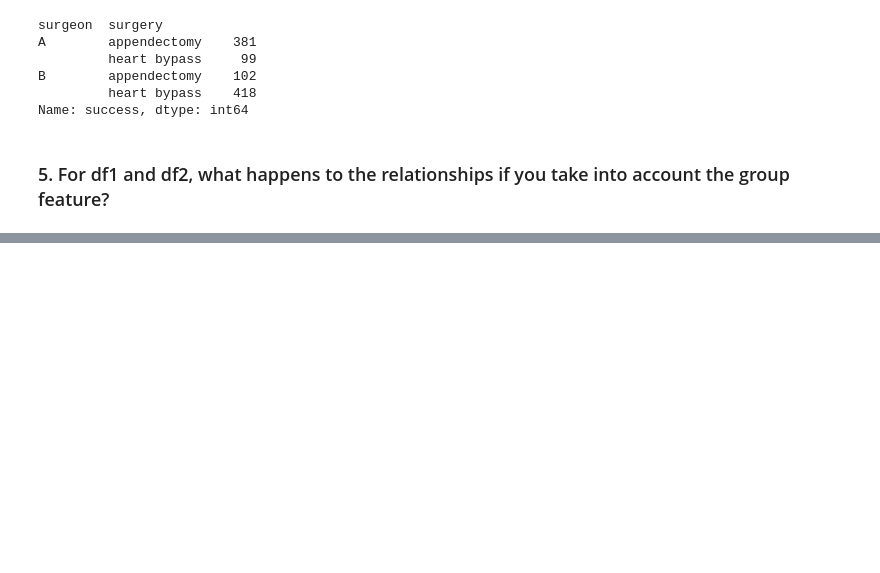
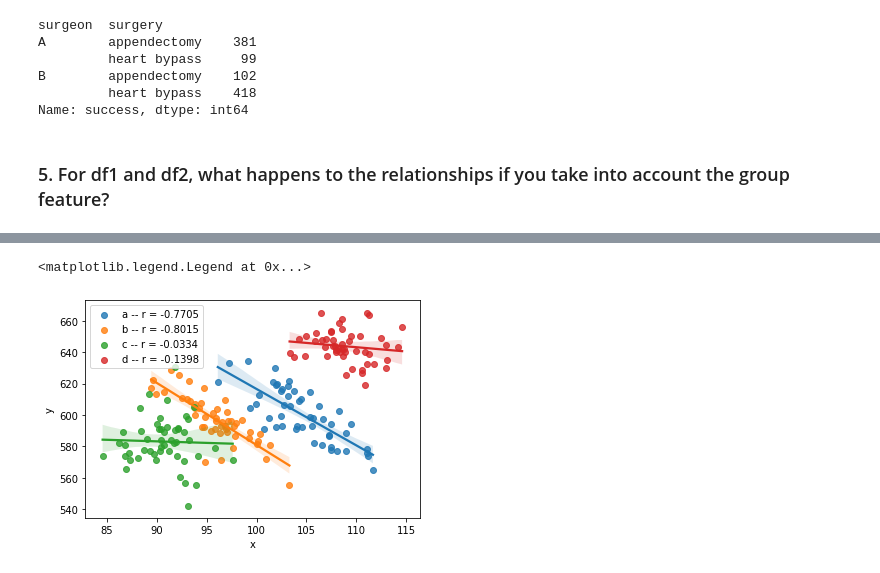
Before and after one commit to dbojado/clustering-exercises, a Jupyter notebook: warmup_exercise.ipynb, the cells around one changed output, grey strips where cells are left out. Saved outputs shown, nothing was run; the diff lists cells and outputs as text; code cells hidden in the pictures; blank space fills up the shorter version.

```diff
--- a/warmup_exercise.ipynb
+++ b/warmup_exercise.ipynb
@@ -100,0 +193,8 @@ Name: success, dtype: int64
+# %%
+for group, subset in df2.groupby('group'):
+    r, p = stats.pearsonr(subset.x, subset.y)
+    sns.regplot(data=subset, x='x', y='y', label=f'{group} -- r = {r:.4f}')
+plt.legend()
+# %% [output]
+<matplotlib.legend.Legend at 0x...>
+[figure, added]
```
Also changed, not shown: parts of 11 cells of this notebook.
